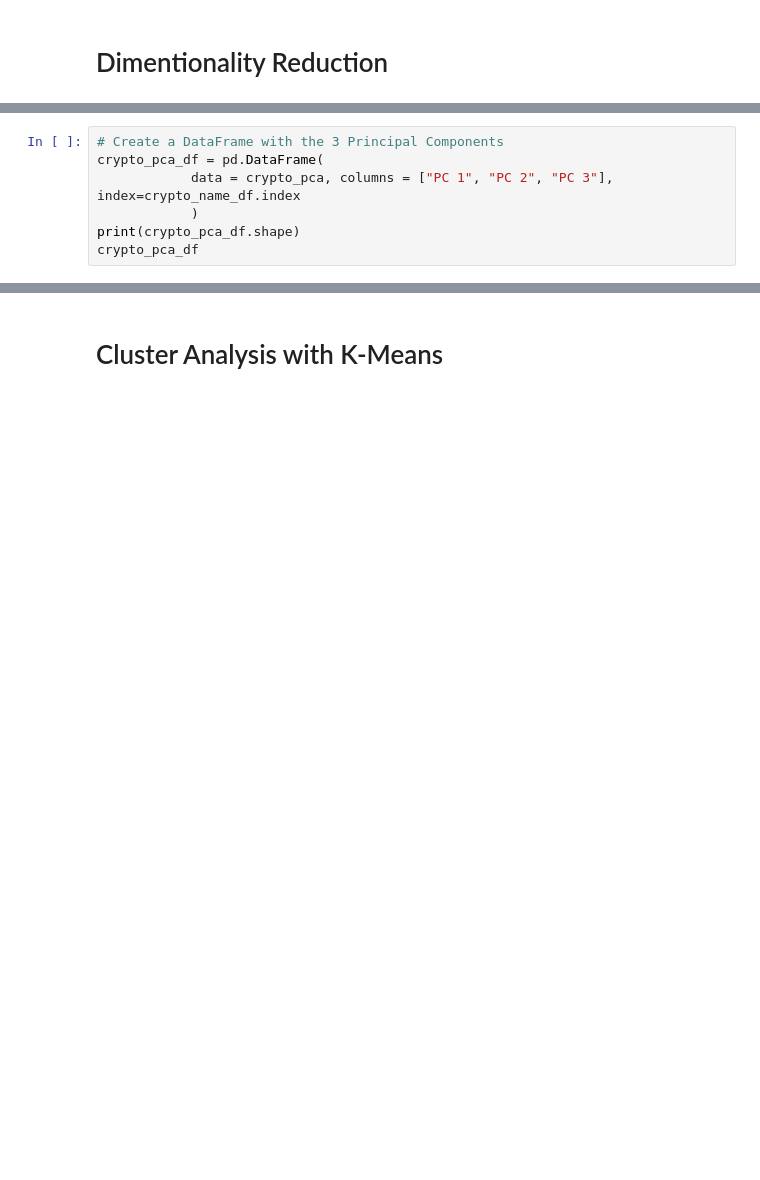
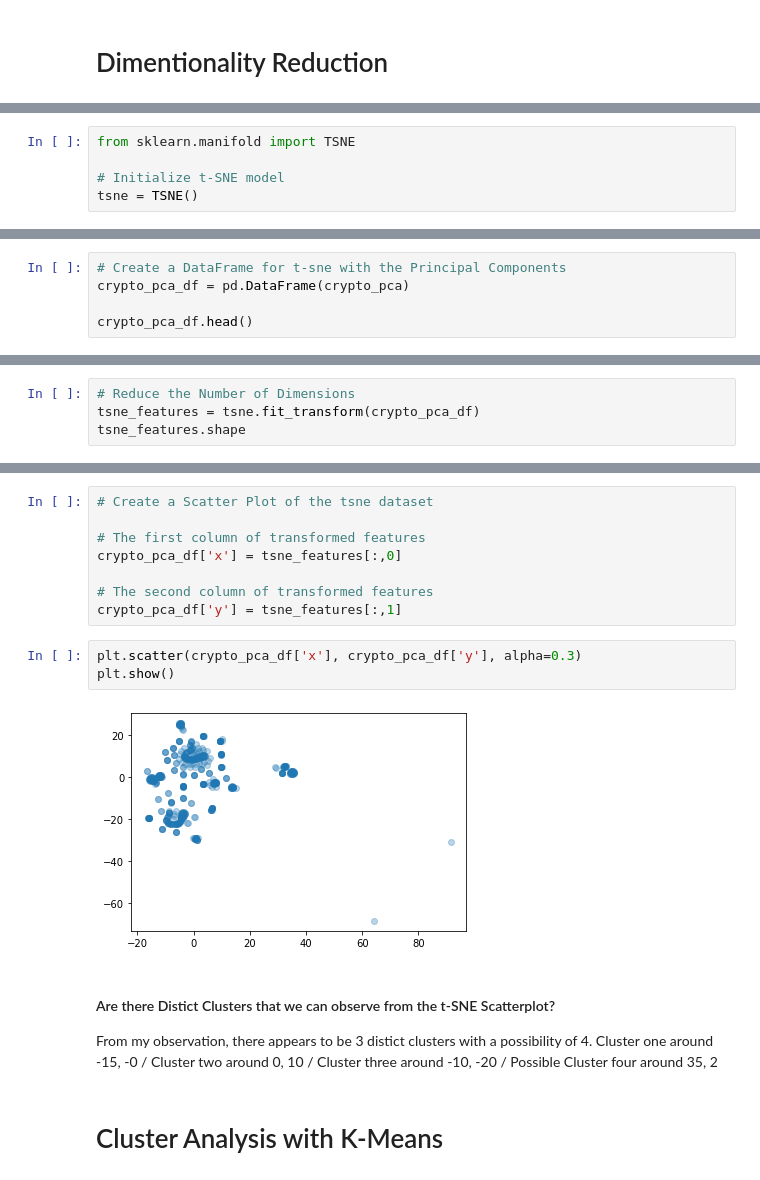
Before and after one commit to dschoen24/Cryptocurrency-Clusters, a Jupyter notebook: crypto_clustering.ipynb, the cells around one changed output, grey strips where cells are left out. Cells and saved outputs as stored; diff of their text form; blank space fills up the shorter version.

```diff
--- a/crypto_clustering.ipynb
+++ b/crypto_clustering.ipynb
@@ -76,0 +223,5 @@ crypto_pca
+# %%
+from sklearn.manifold import TSNE
+
+# Initialize t-SNE model
+tsne = TSNE()
@@ -77,7 +232,5 @@ crypto_pca
 # %%
-# Create a DataFrame with the 3 Principal Components
-crypto_pca_df = pd.DataFrame(
-            data = crypto_pca, columns = ["PC 1", "PC 2", "PC 3"], index=crypto_name_df.index
-            )
-print(crypto_pca_df.shape)
-crypto_pca_df
+# Create a DataFrame for t-sne with the Principal Components
+crypto_pca_df = pd.DataFrame(crypto_pca)
+
+crypto_pca_df.head()
@@ -83,0 +245,4 @@ crypto_pca_df
+# %%
+# Reduce the Number of Dimensions
+tsne_features = tsne.fit_transform(crypto_pca_df)
+tsne_features.shape
@@ -84,3 +279,20 @@ crypto_pca_df
+# %%
+# Create a Scatter Plot of the tsne dataset
+
+# The first column of transformed features
+crypto_pca_df['x'] = tsne_features[:,0]
+
+# The second column of transformed features
+crypto_pca_df['y'] = tsne_features[:,1]
+# %%
+plt.scatter(crypto_pca_df['x'], crypto_pca_df['y'], alpha=0.3)
+plt.show()
+# %% [output]
+[figure, added]
+# %% [markdown]
+#### Are there Distict Clusters that we can observe from the t-SNE Scatterplot?
+From my observation, there appears to be 3 distict clusters with a possibility of 4.  Cluster one around -15, -0 / Cluster two around 0, 10 / Cluster three around
+-10, -20 / Possible Cluster four around 35, 2
 # %% [markdown]
 # Cluster Analysis with K-Means
 # %%
```
Also changed, not shown: parts of 30 cells of this notebook, 1 other file.
